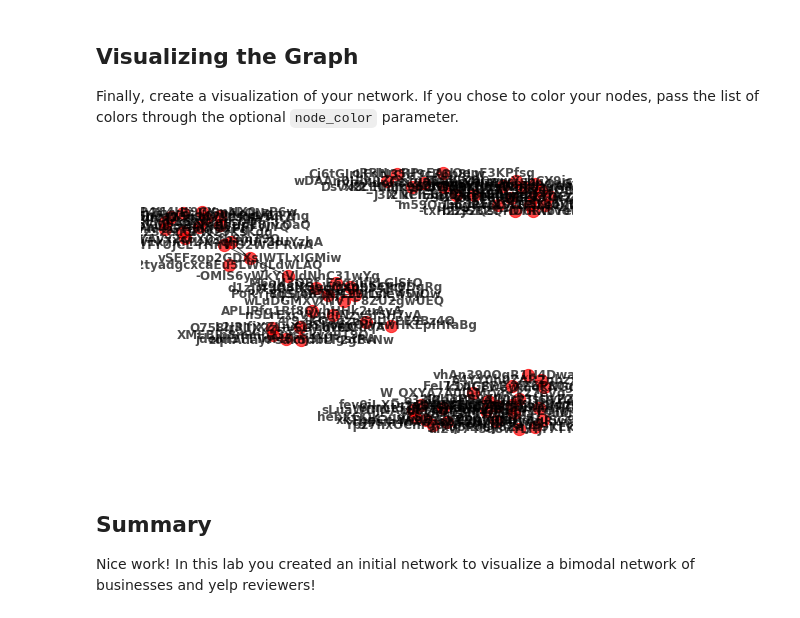
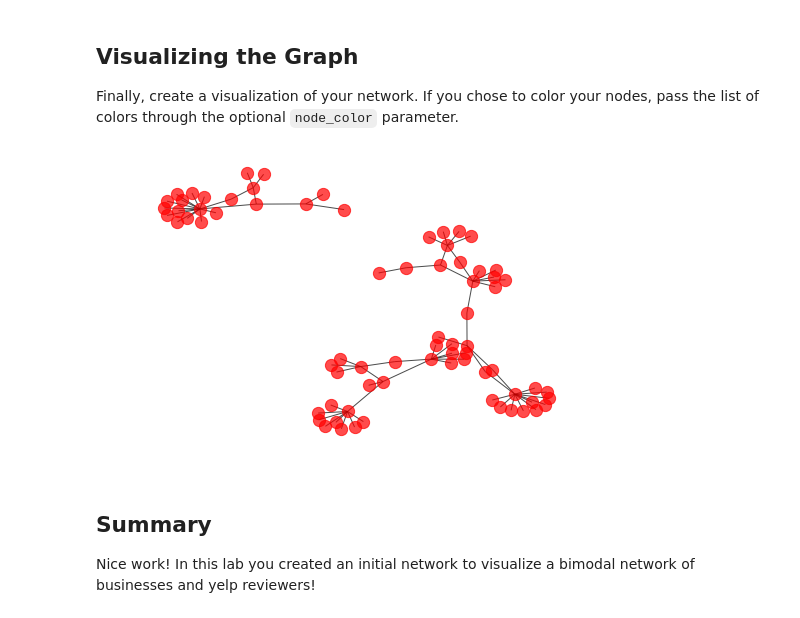
Before and after one commit to fleralle/dsc-networkX-intro-lab-houston-ds-042219, a Jupyter notebook: index.ipynb, the cells around one changed output. Saved outputs shown, nothing was run; the diff lists cells and outputs as text; code cells hidden in the pictures.

```diff
--- a/index.ipynb
+++ b/index.ipynb
@@ -63,9 +63,9 @@ for review in reviews.iterrows():
 Finally, create a visualization of your network. If you chose to color your nodes, pass the list of colors through the optional `node_color` parameter.
 # %%
 %matplotlib inline
-nx.draw(G, with_labels=True, node_size=150, alpha=.7, font_weight="bold", figsize=(24,26))
+nx.draw(G, with_labels=False, node_size=150, alpha=.7, font_weight="bold", figsize=(24,26))
 # %% [output]
-[figure, old version]
+[figure, new version]
 # %% [markdown]
 ## Summary
 
```
